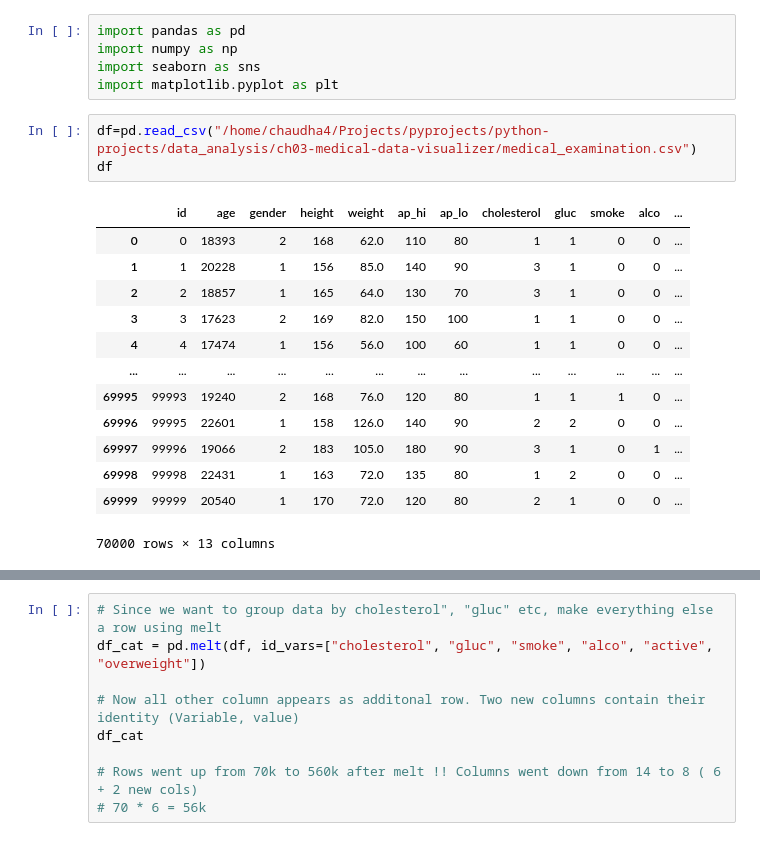
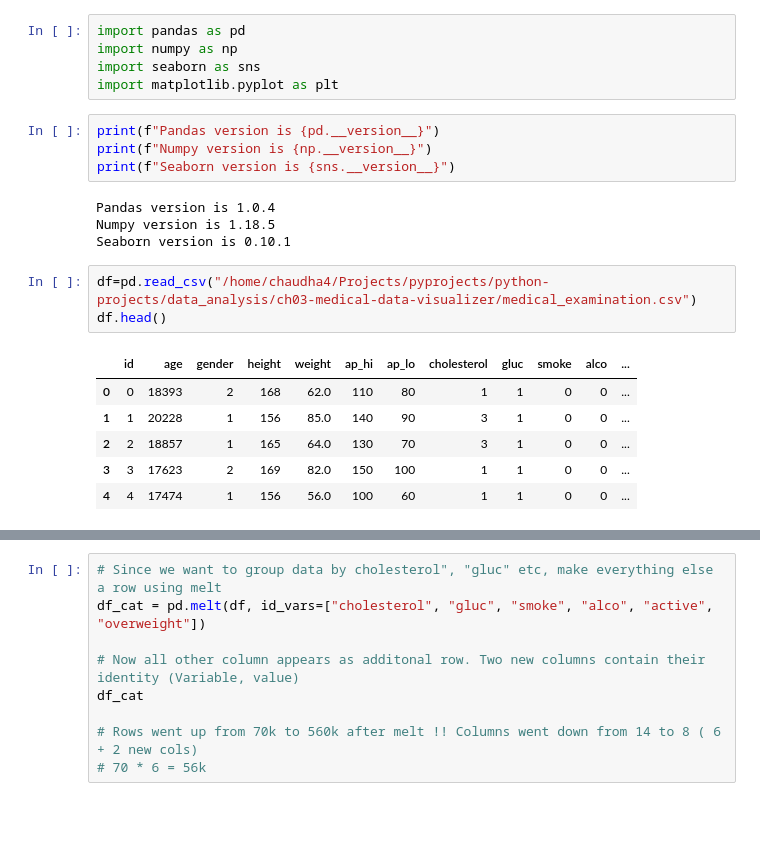
Before and after one commit to chaudha4/ML-Jupyter_Notebook, a Jupyter notebook: pandas - 03 catplots.ipynb, the cells around one changed output, grey strips where cells are left out. Drawn from its saved outputs; the diff is of its cells as text; blank space fills up the shorter version.

```diff
--- a/learn-pandas-catplots.ipynb
+++ b/pandas - 03 catplots.ipynb
@@ -3,22 +3,23 @@ import pandas as pd
 import numpy as np
 import seaborn as sns
 import matplotlib.pyplot as plt
+# %%
+print(f"Pandas version is {pd.__version__}")
+print(f"Numpy version is {np.__version__}")
+print(f"Seaborn version is {sns.__version__}")
+# %% [output]
+Pandas version is 1.0.4
+Numpy version is 1.18.5
+Seaborn version is 0.10.1
 # %%
 df=pd.read_csv("/home/chaudha4/Projects/pyprojects/python-projects/data_analysis/ch03-medical-data-visualizer/medical_examination.csv")
-df
+df.head()
 # %% [output]
 |  | id | age | gender | height | weight | ap_hi | ap_lo | cholesterol | gluc | smoke | alco | ... |
 | 0 | 0 | 18393 | 2 | 168 | 62.0 | 110 | 80 | 1 | 1 | 0 | 0 | ... |
 | 1 | 1 | 20228 | 1 | 156 | 85.0 | 140 | 90 | 3 | 1 | 0 | 0 | ... |
 | 2 | 2 | 18857 | 1 | 165 | 64.0 | 130 | 70 | 3 | 1 | 0 | 0 | ... |
 | 3 | 3 | 17623 | 2 | 169 | 82.0 | 150 | 100 | 1 | 1 | 0 | 0 | ... |
 | 4 | 4 | 17474 | 1 | 156 | 56.0 | 100 | 60 | 1 | 1 | 0 | 0 | ... |
-| ... | ... | ... | ... | ... | ... | ... | ... | ... | ... | ... | ... | ... |
-| 69995 | 99993 | 19240 | 2 | 168 | 76.0 | 120 | 80 | 1 | 1 | 1 | 0 | ... |
-| 69996 | 99995 | 22601 | 1 | 158 | 126.0 | 140 | 90 | 2 | 2 | 0 | 0 | ... |
-| 69997 | 99996 | 19066 | 2 | 183 | 105.0 | 180 | 90 | 3 | 1 | 0 | 1 | ... |
-| 69998 | 99998 | 22431 | 1 | 163 | 72.0 | 135 | 80 | 1 | 2 | 0 | 0 | ... |
-| 69999 | 99999 | 20540 | 1 | 170 | 72.0 | 120 | 80 | 2 | 1 | 0 | 0 | ... |
-70000 rows × 13 columns
 # %%
 df['overweight'] = df.weight/(df.height * df.height) * 10000
```
Also changed, not shown: parts of 16 cells of this notebook, 14 other files.
